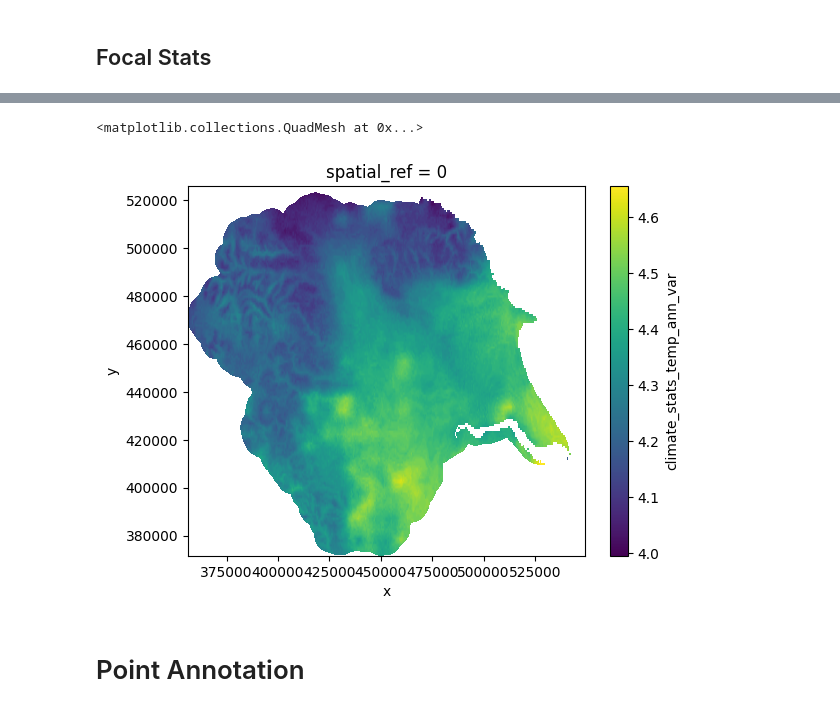
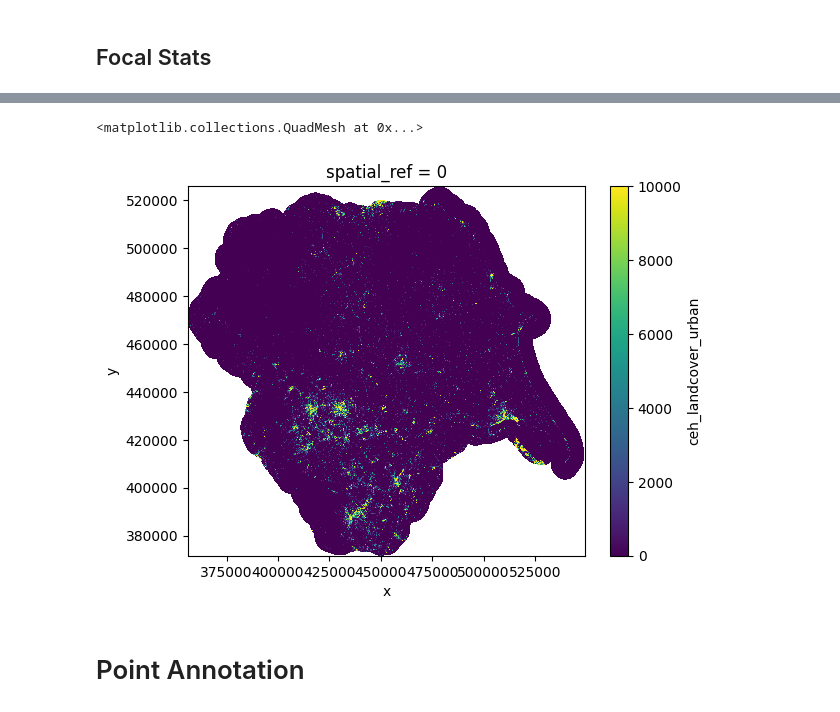
Before and after one commit to MatthewJWhittle/shefflied-bats, a Jupyter notebook: notebooks/modelling-one-sp.ipynb, the cells around one changed output, grey strips where cells are left out. Saved outputs shown, nothing was run; the diff lists cells and outputs as text; code cells hidden in the pictures.

```diff
--- a/notebooks/modelling-one-sp.ipynb
+++ b/notebooks/modelling-one-sp.ipynb
@@ -226,8 +247,8 @@ Attributes:
 # %%
-evs_to_model["climate_stats_temp_ann_var"].plot()
+evs_to_model["ceh_landcover_urban"].plot()
 # %% [output]
 <matplotlib.collections.QuadMesh at 0x...>
-[figure, old version]
+[figure, new version]
 # %% [markdown]
 # Point Annotation
 # %%
```
Also changed, not shown: parts of 8 cells of this notebook, 15 other files.
